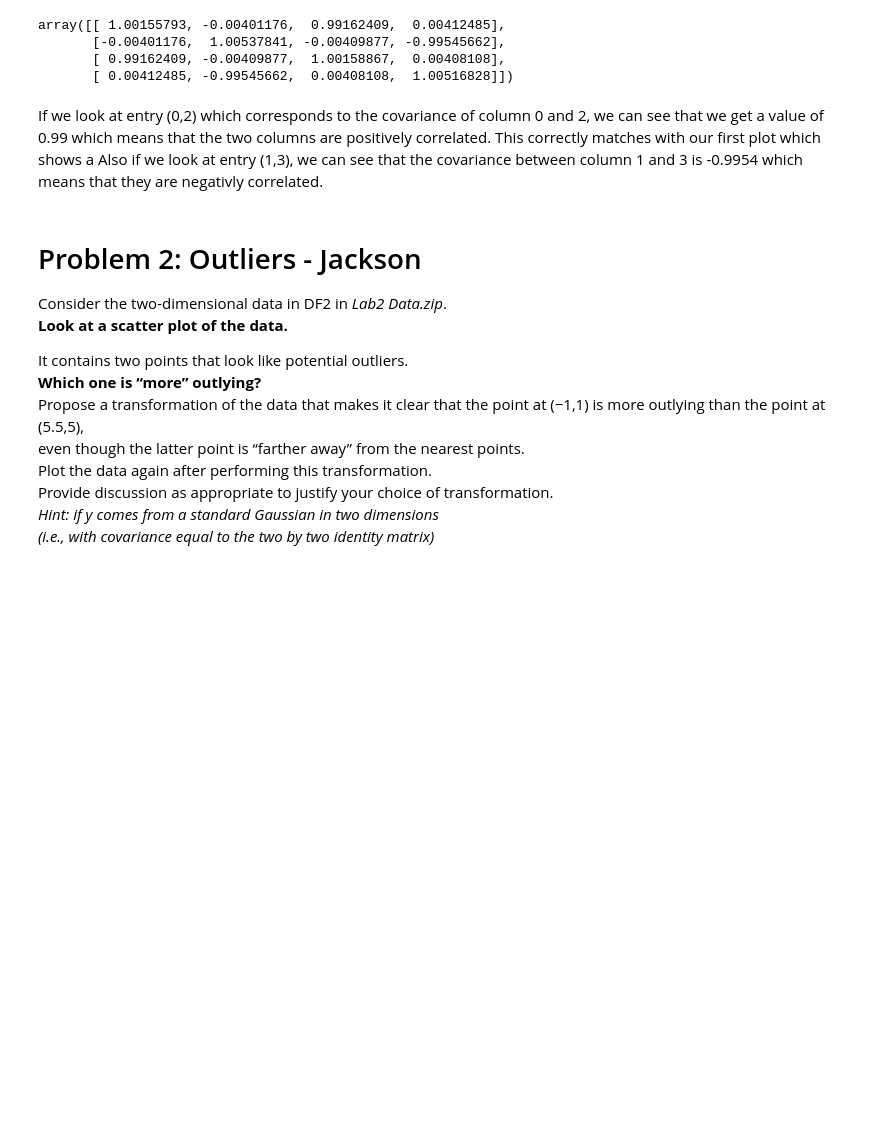
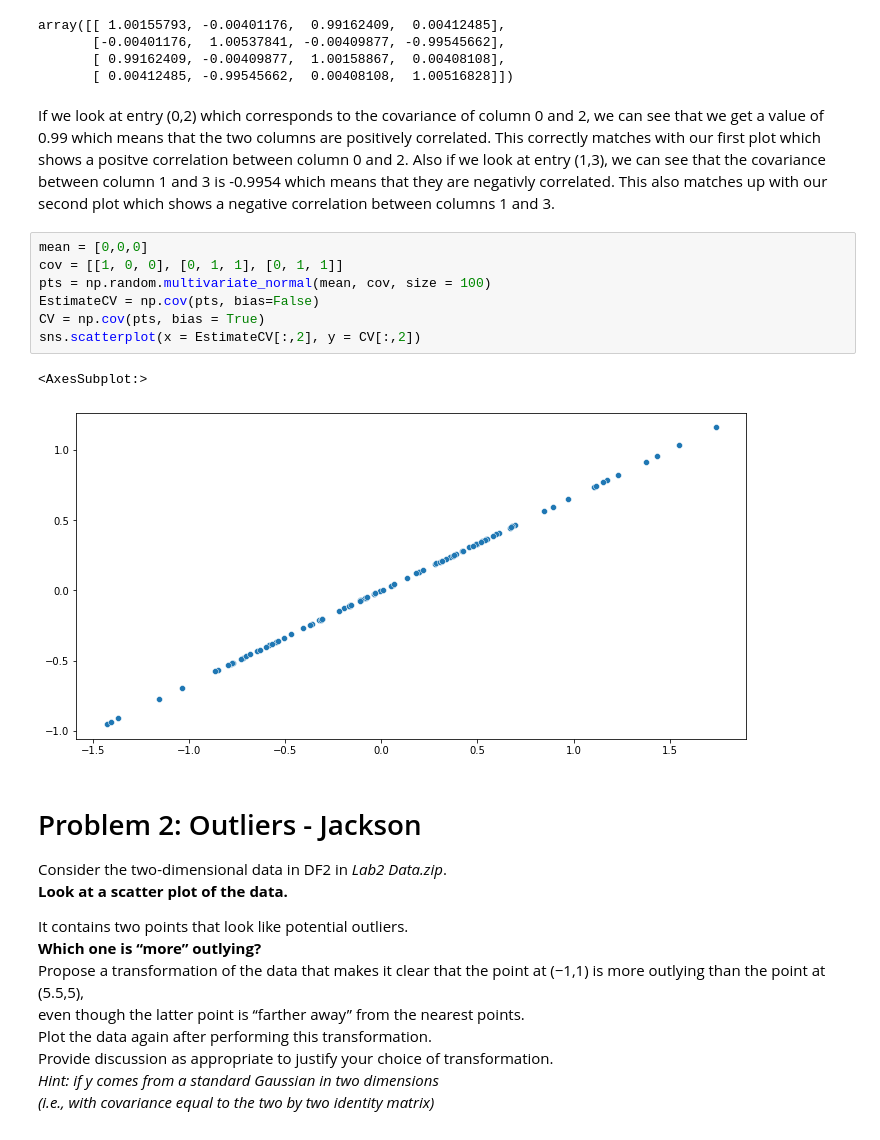
Before and after one commit to JacksonPaull/ee_460j_dslab, a Jupyter notebook: code.ipynb, the cells around one changed output. Drawn from its saved outputs; the diff is of its cells as text; blank space fills up the shorter version.

```diff
--- a/code.ipynb
+++ b/code.ipynb
@@ -59,7 +59,17 @@ array([[ 1.00155793, -0.00401176,  0.99162409,  0.00412485],
        [ 0.99162409, -0.00409877,  1.00158867,  0.00408108],
        [ 0.00412485, -0.99545662,  0.00408108,  1.00516828]])
 # %% [markdown]
-If we look at entry (0,2) which corresponds to the covariance of column 0 and 2, we can see that we get a value of 0.99 which means that the two columns are positively correlated.  This correctly matches with our first plot which shows a  Also if we look at entry (1,3), we can see that the covariance between column 1 and 3 is -0.9954 which means that they are negativly correlated.
+If we look at entry (0,2) which corresponds to the covariance of column 0 and 2, we can see that we get a value of 0.99 which means that the two columns are positively correlated.  This correctly matches with our first plot which shows a positve correlation between column 0 and 2.  Also if we look at entry (1,3), we can see that the covariance between column 1 and 3 is -0.9954 which means that they are negativly correlated.  This also matches up with our second plot which shows a negative correlation between columns 1 and 3.
+# %%
+mean = [0,0,0]
+cov = [[1, 0, 0], [0, 1, 1], [0, 1, 1]]
+pts = np.random.multivariate_normal(mean, cov, size = 100)
+EstimateCV = np.cov(pts, bias=False)
+CV = np.cov(pts, bias = True)
+sns.scatterplot(x = EstimateCV[:,2], y = CV[:,2])
+# %% [output]
+<AxesSubplot:>
+[figure, added]
 # %% [markdown]
 # Problem 2: Outliers - Jackson
 
```
Also changed, not shown: parts of 18 cells of this notebook.
